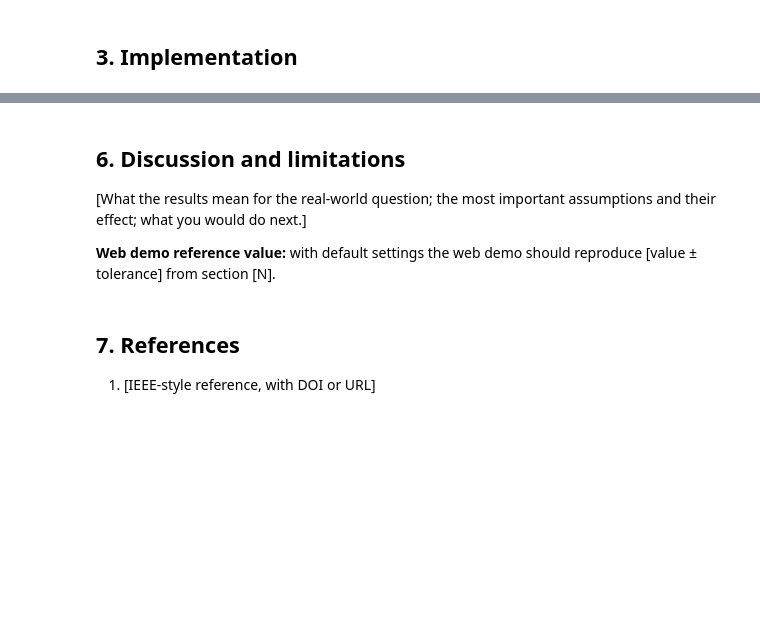
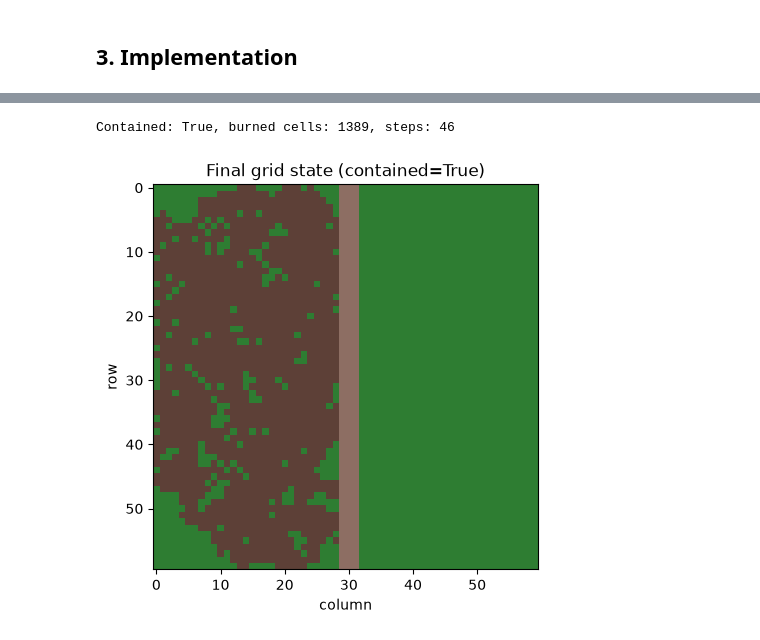
Before and after one commit to ManithMss/wildfire-firebreak-simulator, a Jupyter notebook: notebook/wildfire-firebreak-simulator.ipynb, the cells around one changed output, grey strips where cells are left out. Cells and saved outputs as stored; diff of their text form; code cells hidden in the pictures; blank space fills up the shorter version.

Commit message:
Implement wildfire CA simulation with Monte Carlo and verification checks

```diff
--- a/notebook/wildfire-firebreak-simulator.ipynb
+++ b/notebook/wildfire-firebreak-simulator.ipynb
@@ -7,9 +7,10 @@
 # %%
-# Setup: install anything not already on Colab, then import
-# !pip install simpy   # example
+# Setup
 import numpy as np
 import matplotlib.pyplot as plt
+import matplotlib.colors as mcolors
+import time
 
-SEED = 42                      # state your seed(s) and keep results reproducible
-rng = np.random.default_rng(SEED)
+SEED = 42
+rng_global = np.random.default_rng(SEED)
 print("numpy", np.__version__)
@@ -70,10 +89,0 @@ plt.xlabel("N"); plt.ylabel("error"); plt.legend(); plt.title("Convergence check
-# %% [markdown]
-## 6. Discussion and limitations
-
-[What the results mean for the real-world question; the most important assumptions and their effect; what you would do next.]
-
-**Web demo reference value:** with default settings the web demo should reproduce [value ± tolerance] from section [N].
-# %% [markdown]
-## 7. References
-
-1. [IEEE-style reference, with DOI or URL]
@@ -79,0 +170,54 @@ plt.xlabel("N"); plt.ylabel("error"); plt.legend(); plt.title("Convergence check
+# %%
+def run_simulation(L, firebreak_width, wind_strength, wind_dir, p0=0.25,
+                    p_ember=0.0, max_jump=3, max_steps=200, seed=0, record_history=False):
+    """Run one full stochastic simulation. Returns a dict with the outcome.
+
+    Containment is defined as: fire burns out (no burning cells remain) before
+    any cell in the column to the right of the firebreak ever catches fire,
+    i.e. the fire never crosses to the protected side.
+    """
+    rng = np.random.default_rng(seed)
+    grid = make_grid(L, firebreak_width)
+    grid = ignite_left_edge(grid, rng)
+
+    centre = L // 2
+    half = firebreak_width // 2
+    protected_start_col = max(0, centre - half) + max(firebreak_width, 1)
+
+    history = [grid.copy()] if record_history else None
+    crossed = False
+
+    for t in range(max_steps):
+        grid = step(grid, rng, p0, wind_strength, wind_dir, p_ember, max_jump)
+        if record_history:
+            history.append(grid.copy())
+        if np.any(grid[:, protected_start_col:] == BURNING) or np.any(grid[:, protected_start_col:] == BURNED):
+            crossed = True
+            break
+        if not np.any(grid == BURNING):
+            break  # fire burned itself out
+
+    burned_count = int(np.sum(grid == BURNED) + np.sum(grid == BURNING))
+    result = {"contained": not crossed, "burned_cells": burned_count,
+              "steps": t + 1, "final_grid": grid}
+    if record_history:
+        result["history"] = history
+    return result
+
+# Quick single-run demo
+demo = run_simulation(L=60, firebreak_width=3, wind_strength=0.5, wind_dir="East", seed=SEED)
+print(f"Contained: {demo['contained']}, burned cells: {demo['burned_cells']}, steps: {demo['steps']}")
+# %% [output]
+Contained: True, burned cells: 1389, steps: 46
+# %%
+# Visualise one run's final state
+cmap = mcolors.ListedColormap(["#2e7d32", "#e53935", "#5d4037", "#8d6e63"])  # unburned, burning, burned, firebreak
+norm = mcolors.BoundaryNorm([0,1,2,3,4], cmap.N)
+
+plt.figure(figsize=(5,5))
+plt.imshow(demo["final_grid"], cmap=cmap, norm=norm)
+plt.title(f"Final grid state (contained={demo['contained']})")
+plt.xlabel("column"); plt.ylabel("row")
+plt.show()
+# %% [output]
+[figure, added]
```
Also changed, not shown: parts of 28 cells of this notebook.
